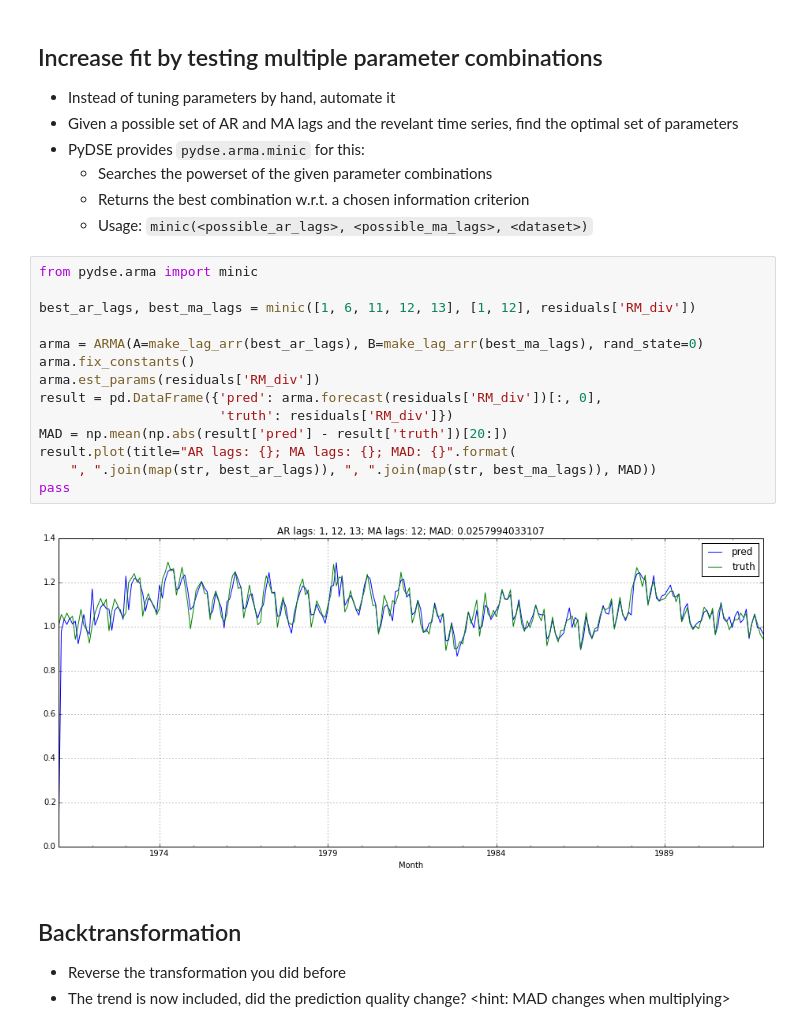
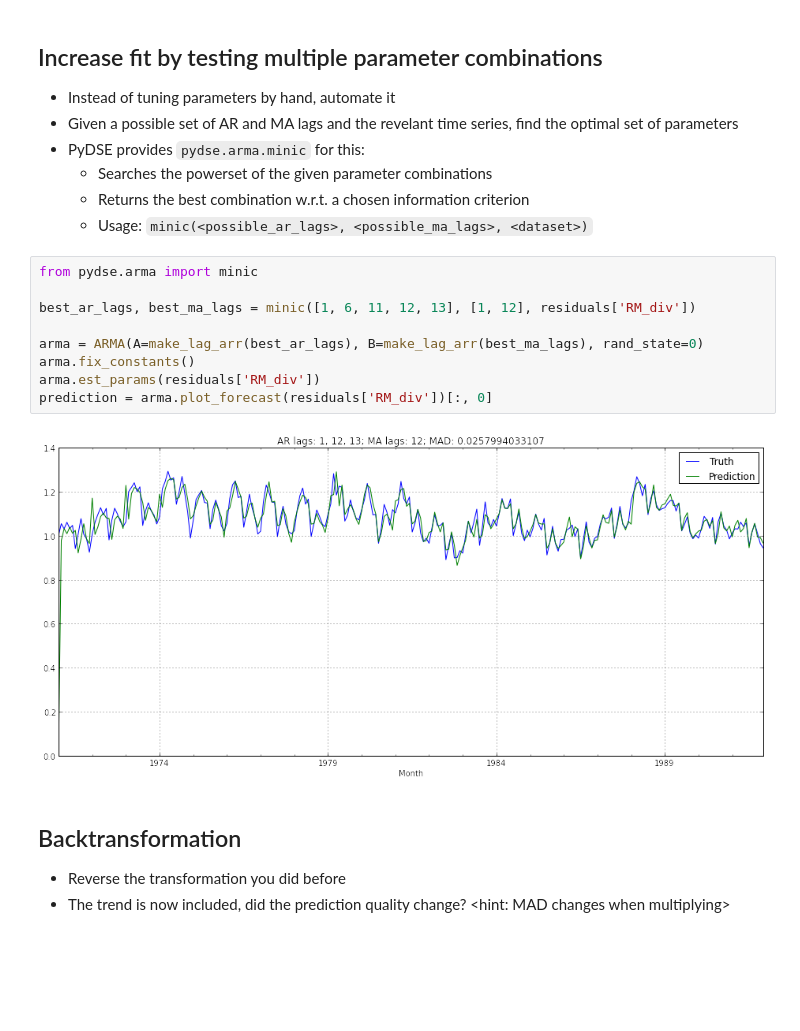
Before and after one commit to blue-yonder/pydse, a Jupyter notebook: notebooks/petroleum.ipynb, the cells around one changed output. Saved outputs shown, nothing was run; the diff lists cells and outputs as text; blank space fills up the shorter version.

```diff
--- a/notebooks/petroleum.ipynb
+++ b/notebooks/petroleum.ipynb
@@ -202,19 +197,14 @@ pass
 # %%
 from pydse.arma import minic
 
 best_ar_lags, best_ma_lags = minic([1, 6, 11, 12, 13], [1, 12], residuals['RM_div'])
 
 arma = ARMA(A=make_lag_arr(best_ar_lags), B=make_lag_arr(best_ma_lags), rand_state=0)
 arma.fix_constants()
 arma.est_params(residuals['RM_div'])
-result = pd.DataFrame({'pred': arma.forecast(residuals['RM_div'])[:, 0],
-                       'truth': residuals['RM_div']})
-MAD = np.mean(np.abs(result['pred'] - result['truth'])[20:])
-result.plot(title="AR lags: {}; MA lags: {}; MAD: {}".format(
-    ", ".join(map(str, best_ar_lags)), ", ".join(map(str, best_ma_lags)), MAD))
-pass
+prediction = arma.plot_forecast(residuals['RM_div'])[:, 0]
 # %% [output]
-[figure, old version]
+[figure, new version]
 # %% [markdown]
 ## Backtransformation
 
```
Also changed, not shown: parts of 18 cells of this notebook.
